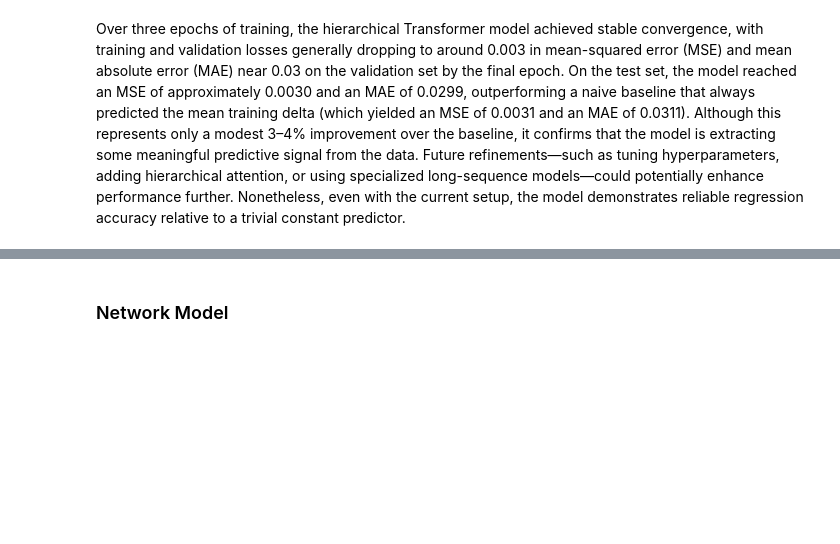
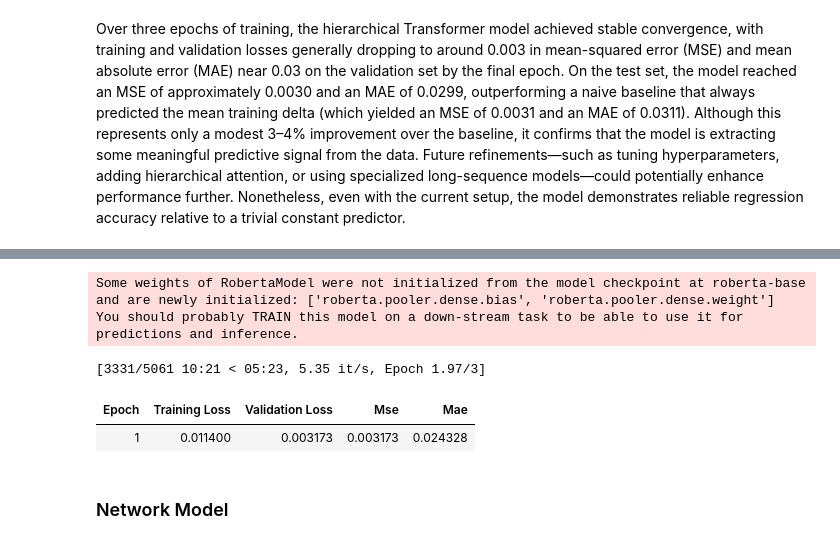
Before and after one commit to maxlaza411/Speech-Gov-Prediction, a Jupyter notebook: workbook.ipynb, the cells around one changed output, grey strips where cells are left out. Cells and saved outputs as stored; diff of their text form; code cells hidden in the pictures; blank space fills up the shorter version.

```diff
--- a/workbook.ipynb
+++ b/workbook.ipynb
@@ -705,2 +846,21 @@ Over three epochs of training, the hierarchical Transformer model achieved stabl
+# %%
+model = HierarchicalModel("roberta-base", hidden_size=768, dropout=0.1)
+
+trainer = Trainer(
+    model=model,
+    args=training_args,
+    train_dataset=train_dataset,
+    eval_dataset=val_dataset,
+    data_collator=hierarchical_collate_fn,
+    compute_metrics=compute_metrics,
+)
+
+trainer.train()
+# %% [output]
+Some weights of RobertaModel were not initialized from the model checkpoint at roberta-base and are newly initialized: ['roberta.pooler.dense.bias', 'roberta.pooler.dense.weight']
+You should probably TRAIN this model on a down-stream task to be able to use it for predictions and inference.
+[3331/5061 10:21 < 05:23, 5.35 it/s, Epoch 1.97/3]
+| Epoch | Training Loss | Validation Loss | Mse | Mae |
+| 1 | 0.011400 | 0.003173 | 0.003173 | 0.024328 |
 # %% [markdown]
 ### Network Model
```
Also changed, not shown: parts of 6 cells of this notebook.
